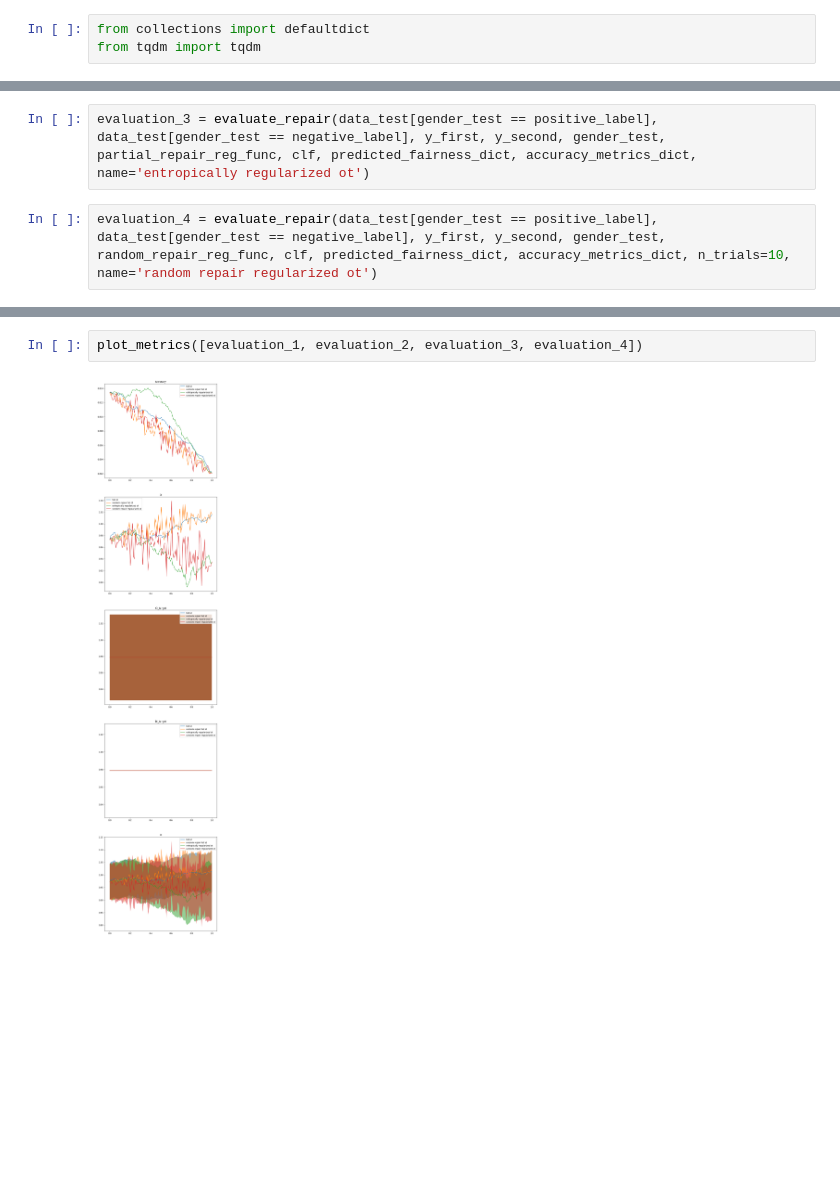
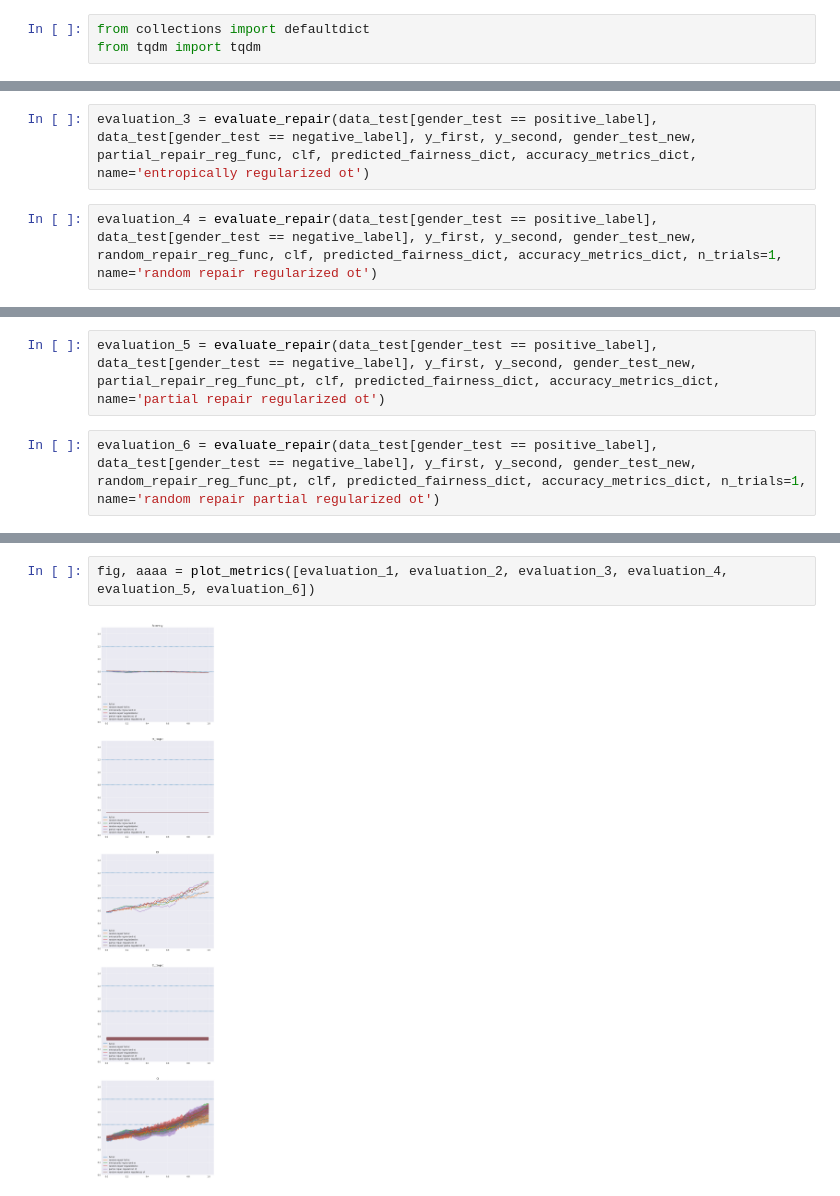
Before and after one commit to grapefroot/ot-numerical-experiments, a Jupyter notebook: notebooks/Experiments.ipynb, the cells around one changed output, grey strips where cells are left out. Drawn from its saved outputs; the diff is of its cells as text; blank space fills up the shorter version.

```diff
--- a/notebooks/Experiments.ipynb
+++ b/notebooks/Experiments.ipynb
@@ -311,4 +400,4 @@ evaluation_2 = evaluate_repair(data_test[gender_test == positive_label], data_te
 # %%
-evaluation_3 = evaluate_repair(data_test[gender_test == positive_label], data_test[gender_test == negative_label], y_first, y_second, gender_test, partial_repair_reg_func, clf, predicted_fairness_dict, accuracy_metrics_dict, name='entropically regularized ot')
+evaluation_3 = evaluate_repair(data_test[gender_test == positive_label], data_test[gender_test == negative_label], y_first, y_second, gender_test_new, partial_repair_reg_func, clf, predicted_fairness_dict, accuracy_metrics_dict, name='entropically regularized ot')
 # %%
-evaluation_4 = evaluate_repair(data_test[gender_test == positive_label], data_test[gender_test == negative_label], y_first, y_second, gender_test, random_repair_reg_func, clf, predicted_fairness_dict, accuracy_metrics_dict, n_trials=10, name='random repair regularized ot')
+evaluation_4 = evaluate_repair(data_test[gender_test == positive_label], data_test[gender_test == negative_label], y_first, y_second, gender_test_new, random_repair_reg_func, clf, predicted_fairness_dict, accuracy_metrics_dict, n_trials=1, name='random repair regularized ot')
@@ -317,0 +404,4 @@ for key, item in ttt.items():
+# %%
+evaluation_5 = evaluate_repair(data_test[gender_test == positive_label], data_test[gender_test == negative_label], y_first, y_second, gender_test_new, partial_repair_reg_func_pt, clf, predicted_fairness_dict, accuracy_metrics_dict, name='partial repair regularized ot')
+# %%
+evaluation_6 = evaluate_repair(data_test[gender_test == positive_label], data_test[gender_test == negative_label], y_first, y_second, gender_test_new, random_repair_reg_func_pt, clf, predicted_fairness_dict, accuracy_metrics_dict, n_trials=1, name='random repair partial regularized ot')
@@ -318,4 +459,4 @@ for key, item in ttt.items():
 # %%
-plot_metrics([evaluation_1, evaluation_2, evaluation_3, evaluation_4])
+fig, aaaa = plot_metrics([evaluation_1, evaluation_2, evaluation_3, evaluation_4, evaluation_5, evaluation_6])
 # %% [output]
-[figure, old version]
+[figure, new version]
```
Also changed, not shown: parts of 48 cells of this notebook, 8 other files.
